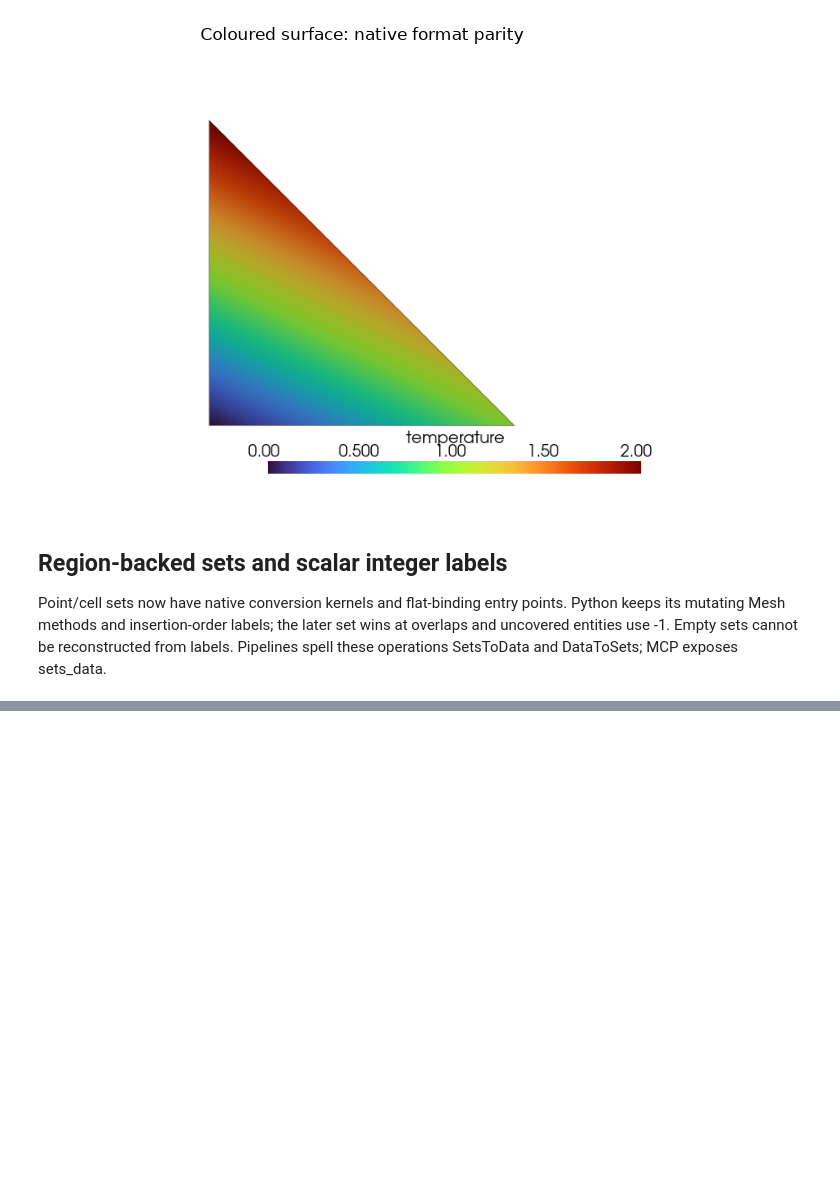
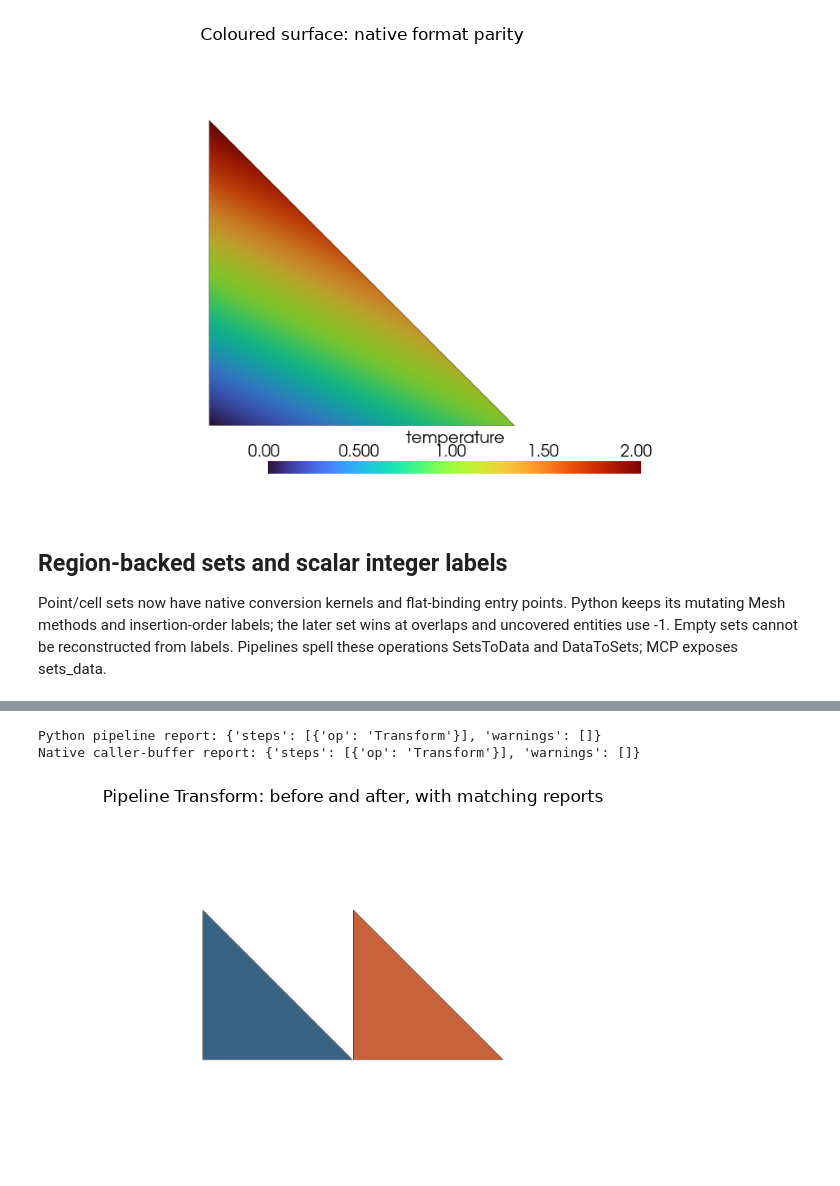
Before and after one commit to loumalouomega/meshioplusplus, a Jupyter notebook: example/python/28_core_parity.ipynb, the cells around one changed output, grey strips where cells are left out. Cells and saved outputs as stored; diff of their text form; code cells hidden in the pictures; blank space fills up the shorter version.

```diff
--- a/example/python/28_core_parity.ipynb
+++ b/example/python/28_core_parity.ipynb
@@ -140,0 +203,57 @@ Native sets/data dispatch available: False
+# %%
+import ctypes, json
+pipeline_source, pipeline_target = root / 'source.vtu', root / 'translated.vtu'
+mp.write(pipeline_source, fluid, compression=None)
+settings = {'Input': {'Path': str(pipeline_source)},
+            'Operations': [{'Op': 'Transform', 'Translate': [1., 0., 0.]}],
+            'Output': {'Path': str(pipeline_target), 'Codec': 'none'}}
+report = mp.run_pipeline(settings)
+print('Python pipeline report:', report)
+library_path = os.environ.get('MESHIOPLUSPLUS_LIB')
+if library_path:
+    library = ctypes.CDLL(library_path)
+    library.mio_pipeline_run_json_report.argtypes = [ctypes.c_char_p]
+    library.mio_pipeline_run_json_report.restype = ctypes.c_void_p
+    library.mio_pipeline_report_json.argtypes = [ctypes.c_void_p, ctypes.c_void_p, ctypes.c_int64]
+    library.mio_pipeline_report_json.restype = ctypes.c_int64
+    library.mio_pipeline_report_free.argtypes = [ctypes.c_void_p]
+    owner = library.mio_pipeline_run_json_report(json.dumps(settings).encode())
+    assert owner, 'Native report run failed'
+    try:
+        length = library.mio_pipeline_report_json(owner, None, 0)
+        buffer = ctypes.create_string_buffer(length + 1)
+        library.mio_pipeline_report_json(owner, buffer, length + 1)
+        native_report = json.loads(buffer.value)
+        assert native_report == report
+        print('Native caller-buffer report:', native_report)
+    finally:
+        library.mio_pipeline_report_free(owner)
+else:
+    print('Set MESHIOPLUSPLUS_LIB to exercise the C report handle too.')
+translated = mp.read(pipeline_target)
+np.testing.assert_allclose(translated.points, fluid.points + [1., 0., 0.])
+try:
+    import pyvista as pv
+    plotter = pv.Plotter(off_screen=True, window_size=(700, 400))
+    for item, color in [(fluid, 'steelblue'), (translated, 'coral')]:
+        plotter.add_mesh(pv.PolyData(item.points, np.array([3, 0, 1, 2])), color=color, show_edges=True)
+    plotter.view_xy()
+    image = plotter.screenshot(return_img=True)
+    plotter.close()
+    plt.figure(figsize=(7, 4))
+    plt.imshow(image)
+    plt.axis('off')
+except Exception as exc:
+    print('Using matplotlib fallback:', exc)
+    plt.figure(figsize=(7, 4))
+    for item, color in [(fluid, 'steelblue'), (translated, 'coral')]:
+        plt.triplot(item.points[:, 0], item.points[:, 1], [[0, 1, 2]], color=color)
+    plt.axis('equal')
+plt.title('Pipeline Transform: before and after, with matching reports')
+plt.tight_layout()
+plt.show()
+workspace.cleanup()
+# %% [output]
+Python pipeline report: {'steps': [{'op': 'Transform'}], 'warnings': []}
+Native caller-buffer report: {'steps': [{'op': 'Transform'}], 'warnings': []}
+[figure, added]
```
Also changed, not shown: parts of 6 cells of this notebook, 55 other files.
